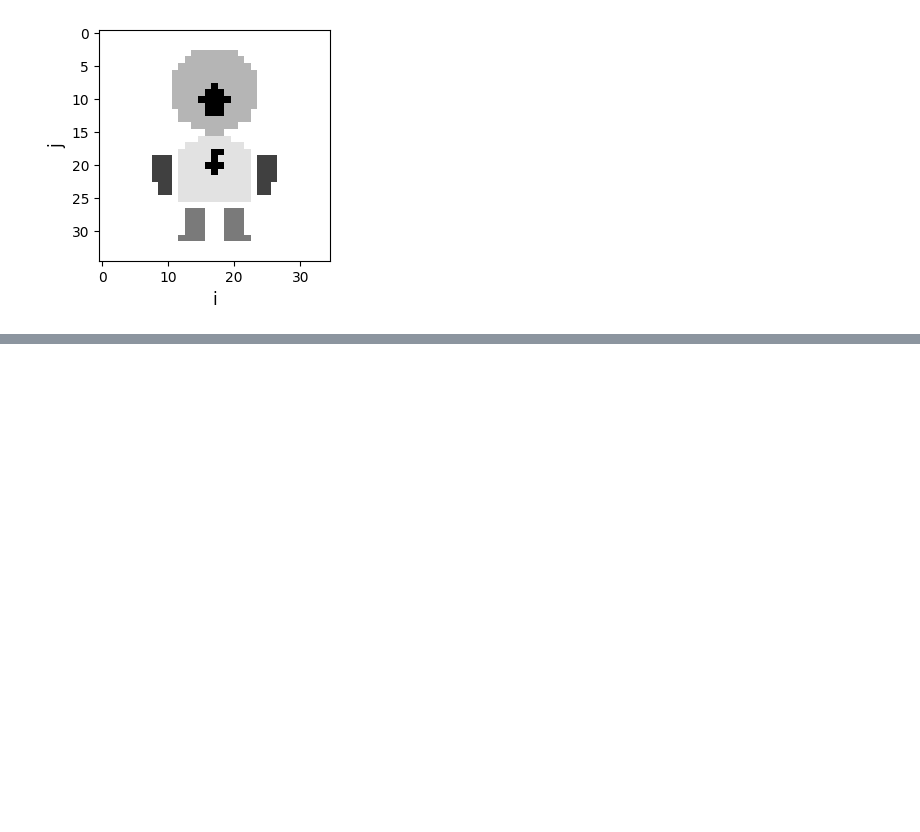
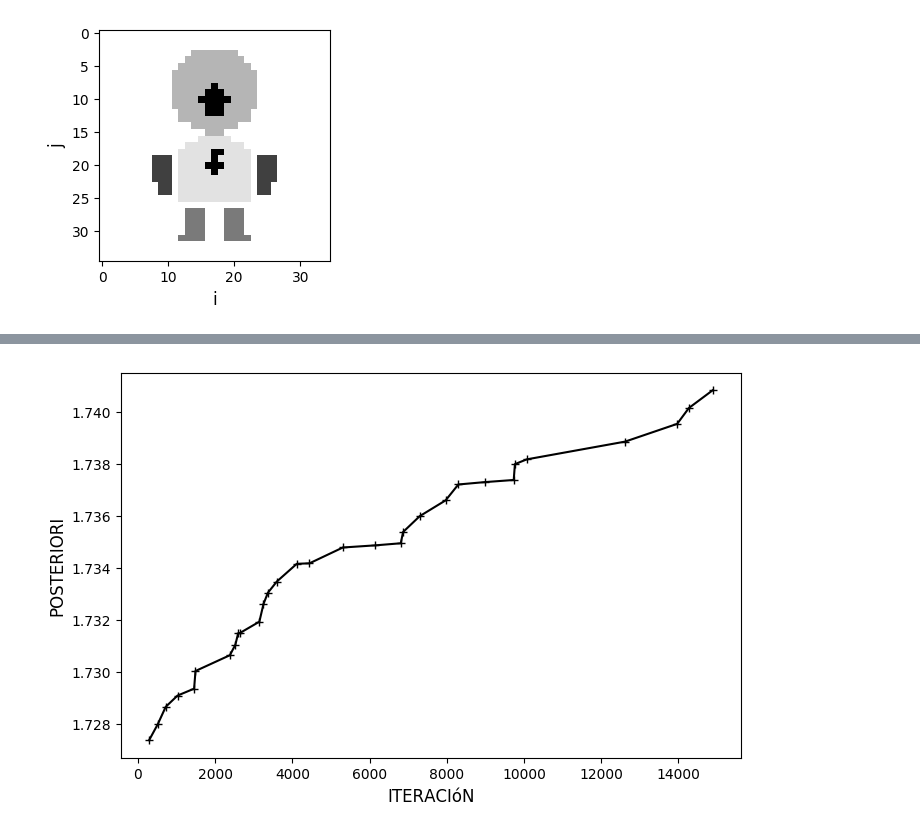
Before and after one commit to DCIDA2019/da2019-Oscar2401, a Jupyter notebook: Proyecto_2/Proyecto_2.ipynb, the cells around one changed output, grey strips where cells are left out. Saved outputs shown, nothing was run; the diff lists cells and outputs as text; code cells hidden in the pictures; blank space fills up the shorter version.

```diff
--- a/Proyecto_2/Proyecto_2.ipynb
+++ b/Proyecto_2/Proyecto_2.ipynb
@@ -275 +286,9 @@ plt.savefig('Robor_2.jpg')
+# %%
+plt.figure(figsize=(8,5), dpi=100)
+plt.plot(itera,posteri,'k-+')
+plt.xlabel('ITERACIóN', fontsize=12)
+plt.ylabel('POSTERIORI', fontsize=12)
+plt.savefig('graf_posteri')
+# %% [output]
+[figure, added]
 # %%
```
Also changed, not shown: parts of 11 cells of this notebook, 1 other file.
